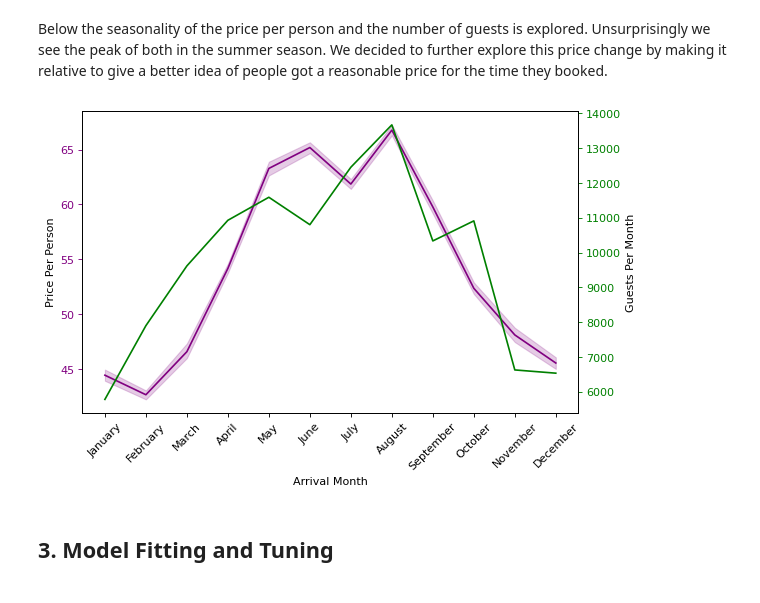
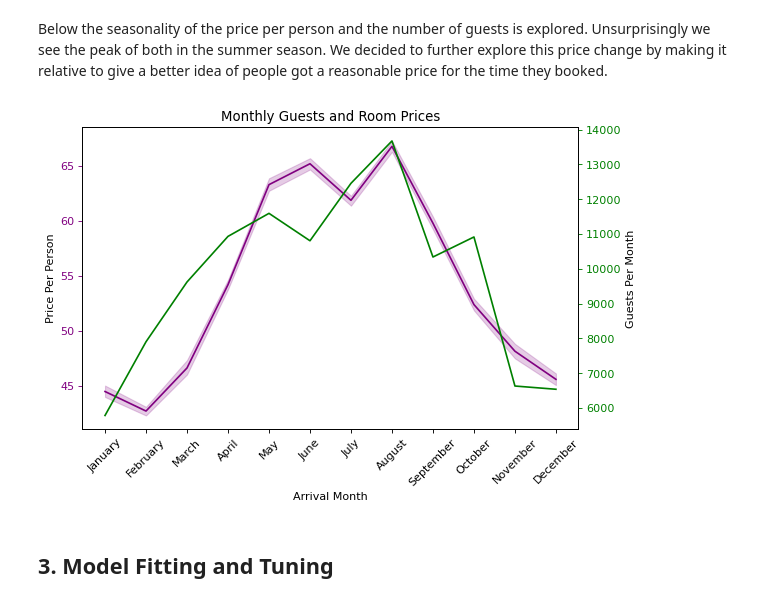
Before and after one commit to abumaz99/MLP-A2, a Jupyter notebook: proj2.ipynb, the cells around one changed output. Cells and saved outputs as stored; diff of their text form; code cells hidden in the pictures.

Commit message:
title graph

```diff
--- a/proj2.ipynb
+++ b/proj2.ipynb
@@ -293,22 +293,23 @@ Below the seasonality of the price per person and the number of guests is explor
 # %%
 ordered_months = ["January", "February", "March", "April", "May", "June",
           "July", "August", "September", "October", "November", "December"]
 d['arrival_date_month'] = pd.Categorical(d['arrival_date_month'], categories = ordered_months)
 
 
 plt.xticks(rotation=45)
 plt.tick_params(colors='purple',axis = 'y')
+plt.title('Monthly Guests and Room Prices')
 ax1 = sns.lineplot(x='arrival_date_month', y = 'ppp', data = d,color = 'purple')
 ax1.set(xlabel='Arrival Month', ylabel='Price Per Person')
 ax2 = ax1.twinx()
 ax2.set_ylabel('Guests Per Month')
 d.groupby('arrival_date_month')['arrival_date_month'].count().plot(kind='line',color = 'g')
 ax2.tick_params(colors='g')
 
 
 plt.show()
 # %% [output]
-[figure, old version]
+[figure, new version]
 # %%
 # Compare whether assigned and reserved rooms are the same
 d['assigned_vs_reserved'] = (d['assigned_room_type'] == d['reserved_room_type'])
```
